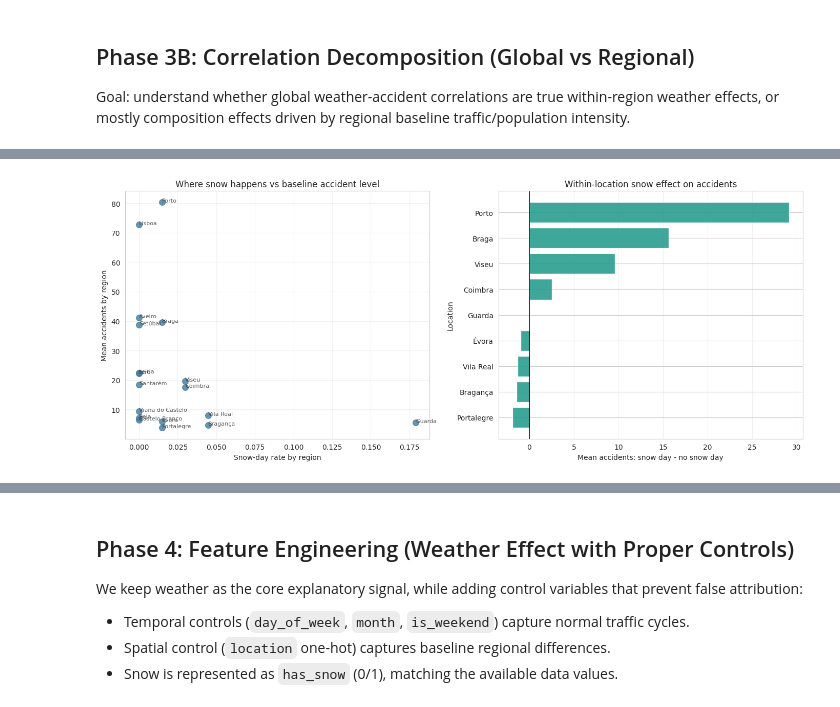
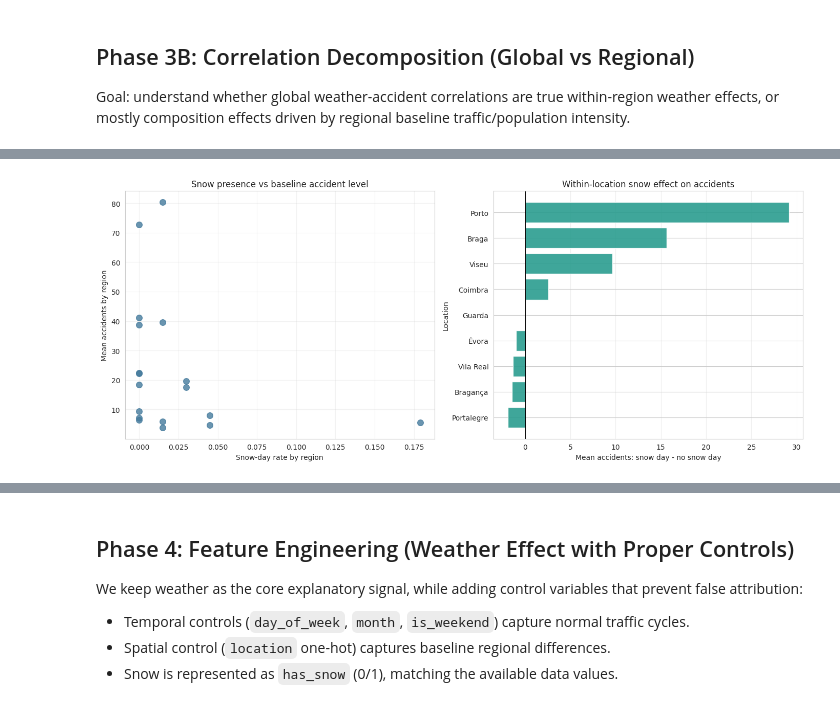
Before and after one commit to GrecoLucas/Weather-Prediction, a Jupyter notebook: Level_4/level_4_accidents.ipynb, the cells around one changed output, grey strips where cells are left out. Drawn from its saved outputs; the diff is of its cells as text; code cells hidden in the pictures.

Commit message:
Updated and cleaned level_4

```diff
--- a/Level_4/level_4_accidents.ipynb
+++ b/Level_4/level_4_accidents.ipynb
@@ -639,12 +512,10 @@ wind_gusts_10m              0.161               0.224               -0.064
 # %%
-# Diagnostic 2: Between-region vs within-region decomposition for key concerns
+# Diagnostic 2: Between-region vs within-region decomposition for key features
 focus_features = [f for f in ['temperature_2m', 'surface_pressure', 'rain'] if f in merged_df.columns]
 
-# Between-region effect: correlate region means (proxy for long-run profile differences)
 region_means = merged_df.groupby('location')[focus_features + ['accident_count']].mean()
 between_corr = region_means.corr()['accident_count'].drop('accident_count')
 
-# Within-region effect: remove each region baseline and correlate residual variation
 demeaned_df = merged_df.copy()
 for col in focus_features + ['accident_count']:
     demeaned_df[col] = demeaned_df[col] - demeaned_df.groupby('location')[col].transform('mean')
@@ -664,22 +535,6 @@ decomp_table['between_minus_within'] = (
 print('CORRELATION DECOMPOSITION (GLOBAL / BETWEEN / WITHIN)')
 print('=' * 90)
 print(decomp_table.to_string())
-
-fig, axes = plt.subplots(1, 2, figsize=(14, 5.6))
-for ax, feat, color in zip(axes, ['temperature_2m', 'surface_pressure'], ['#1f77b4', '#d62728']):
-    if feat not in region_means.columns:
-        ax.axis('off')
-        continue
-    ax.scatter(region_means[feat], region_means['accident_count'], s=70, alpha=0.8, color=color)
-    for loc, row in region_means.iterrows():
-        ax.text(row[feat], row['accident_count'], loc, fontsize=8, alpha=0.8)
-    ax.set_xlabel(f'Mean {feat} by region')
-    ax.set_ylabel('Mean accident_count by region')
-    ax.set_title(f'Between-region profile: {feat} vs accidents')
-    ax.grid(alpha=0.25)
-
-plt.tight_layout()
-plt.show()
 # %% [output]
 CORRELATION DECOMPOSITION (GLOBAL / BETWEEN / WITHIN)
 ==========================================================================================
@@ -691,5 +545,5 @@ rain                   0.1941               0.2744              0.3465
 # %%
-# Diagnostic 3: Snow paradox check (global negative vs local effect)
+# Diagnostic 3: Snow paradox check (global vs within-location effect)
 snow_global_corr = merged_df[['snow_fall', 'accident_count']].corr().iloc[0, 1]
 
 loc_snow = merged_df.groupby('location').agg(
@@ -711,15 +565,11 @@ for loc in snow_locs:
     snow_effect_rows.append({
         'location': loc,
         'n_snow': len(snow_days),
-        'n_no_snow': len(no_snow_days),
-        'mean_acc_snow_days': snow_days.mean(),
-        'mean_acc_no_snow_days': no_snow_days.mean(),
         'delta_snow_minus_no_snow': snow_days.mean() - no_snow_days.mean()
     })
 
 snow_effect_df = pd.DataFrame(snow_effect_rows).sort_values('delta_snow_minus_no_snow', ascending=False)
 
-# Weighted within-snow-location effect
 if len(snow_effect_df) > 0:
     weighted_delta = np.average(
         snow_effect_df['delta_snow_minus_no_snow'],
@@ -728,7 +578,6 @@ if len(snow_effect_df) > 0:
 else:
     weighted_delta = np.nan
 
-# Snow effect controlling for location and temperature bin
 snow_control_df = merged_df.copy()
 snow_control_df['temp_bin'] = pd.qcut(
     snow_control_df['temperature_2m'], q=4, duplicates='drop', labels=False
@@ -749,30 +598,30 @@ for (loc, tb), g in snow_control_df.groupby(['location', 'temp_bin']):
 control_df = pd.DataFrame(control_rows)
 controlled_delta = np.average(control_df['delta'], weights=control_df['n_snow']) if len(control_df) else np.nan
 
-print('SNOW CORRELATION DIAGNOSTICS')
+print('SNOW EFFECT SUMMARY')
 print('=' * 90)
 print(f'Global corr(snow_fall, accident_count): {snow_global_corr:.4f}')
 print(f'Locations with any snow days: {len(snow_locs)} / {loc_snow.shape[0]}')
-print(f'Weighted snow-day minus non-snow-day delta (within snow locations): {weighted_delta:.4f}')
-print(f'Controlled delta (within location + temperature bin): {controlled_delta:.4f}')
-
-print('\nSNOW PRESENCE VS BASELINE ACCIDENTS BY LOCATION')
-print('=' * 90)
-print(loc_snow[['mean_accidents', 'snow_days', 'snow_rate', 'mean_snow_amount']].round(3).to_string())
+print(f'Weighted within-location snow effect: {weighted_delta:.4f}')
+print(f'Controlled (location + temp-bin) effect: {controlled_delta:.4f}')
 
 if len(snow_effect_df) > 0:
-    print('\nWITHIN-LOCATION SNOW EFFECT (snow day - no snow day)')
-    print('=' * 90)
-    print(snow_effect_df.round(3).to_string(index=False))
+    display_cols = ['location', 'n_snow', 'delta_snow_minus_no_snow']
+    print('\nTop snow-effect locations (absolute delta):')
+    print(
+        snow_effect_df.assign(abs_delta=snow_effect_df['delta_snow_minus_no_snow'].abs())
+        .sort_values('abs_delta', ascending=False)[display_cols]
+        .head(8)
+        .round(3)
+        .to_string(index=False)
+    )
 
 fig, axes = plt.subplots(1, 2, figsize=(14, 5.8))
 
 axes[0].scatter(loc_snow['snow_rate'], loc_snow['mean_accidents'], s=70, alpha=0.8, color='#457b9d')
-for loc, row in loc_snow.iterrows():
-    axes[0].text(row['snow_rate'], row['mean_accidents'], loc, fontsize=8, alpha=0.75)
 axes[0].set_xlabel('Snow-day rate by region')
 axes[0].set_ylabel('Mean accidents by region')
-axes[0].set_title('Where snow happens vs baseline accident level')
+axes[0].set_title('Snow presence vs baseline accident level')
 axes[0].grid(alpha=0.25)
 
 if len(snow_effect_df) > 0:
@@ -784,7 +633,7 @@ if len(snow_effect_df) > 0:
     axes[1].set_ylabel('Location')
     axes[1].grid(axis='x', alpha=0.3)
 else:
-    axes[1].text(0.5, 0.5, 'No locations with comparable snow/non-snow days', ha='center', va='center')
+    axes[1].text(0.5, 0.5, 'No comparable snow/non-snow samples', ha='center', va='center')
     axes[1].axis('off')
 
 plt.tight_layout()
@@ -810 +659 @@ Portalegre       1         66               2.000                  3.909
-[figure, old version]
+[figure, new version]
```
Also changed, not shown: parts of 18 cells of this notebook.
